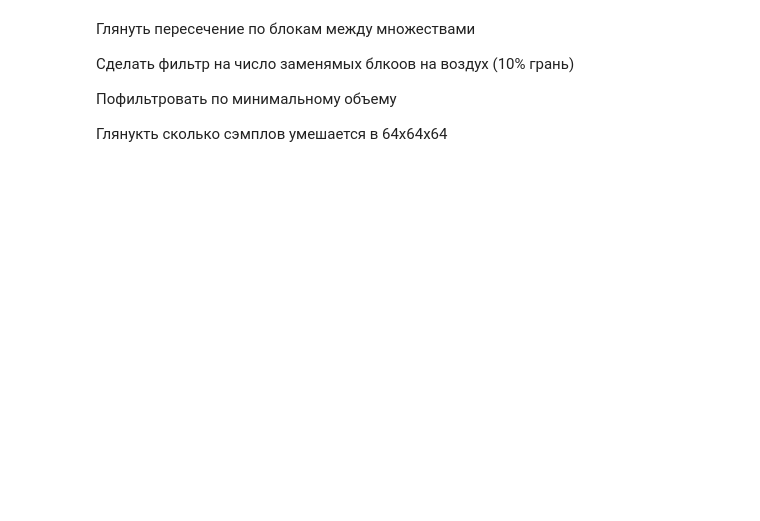
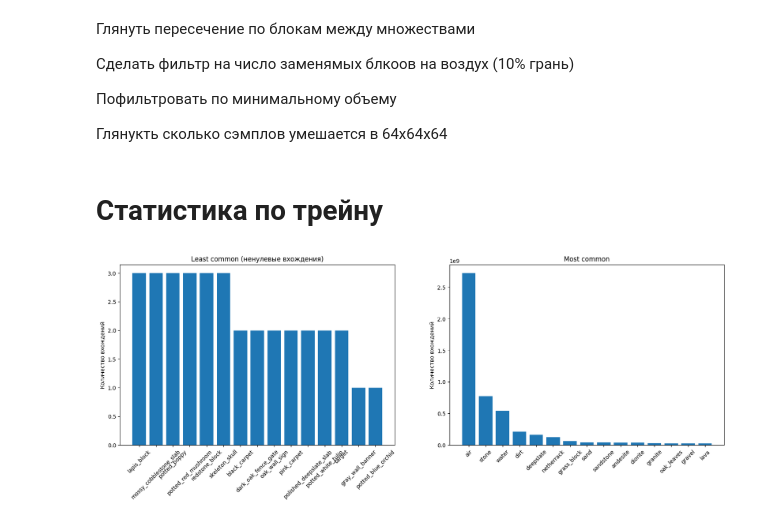
Before and after one commit to oleja1shpep/DiffusionCraft, a Jupyter notebook: src/notebooks/stats.ipynb, the cells around one changed output. Cells and saved outputs as stored; diff of their text form; code cells hidden in the pictures; blank space fills up the shorter version.

```diff
--- a/src/notebooks/stats.ipynb
+++ b/src/notebooks/stats.ipynb
@@ -585,3 +497,5 @@ plt.hist(non_existing_blocks_fraction, bins=20);
 Пофильтровать по минимальному объему
 
 Глянукть сколько сэмплов умешается в 64х64х64
+# %% [markdown]
+# Статистика по трейну
@@ -587,0 +531,38 @@ plt.hist(non_existing_blocks_fraction, bins=20);
+# %%
+import json
+import matplotlib.pyplot as plt
+
+with open("./statistics.json") as f:
+    statistics = json.load(f)
+
+statistics = list(statistics.items())
+# %%
+import numpy as np
+
+def show_top_statistics(statistics, limit, reversed=False, nonzero=False, ax=None, title=""):
+    data = sorted(statistics, key=lambda x: -x[1])
+
+    if nonzero:
+        data = [item for item in data if item[1] != 0]
+
+    if reversed:
+        data = data[-limit:]
+    else:
+        data = data[:limit]
+
+
+    names = [item[0][item[0].index(":") + 1:] for item in data]
+    values = [item[1] for item in data]
+
+    ax.bar(np.arange(len(names)), values)
+    ax.set_xticks(np.arange(len(names)), names, rotation=45)
+    ax.set_title(title)
+    ax.set_ylabel("Количество вхождений")
+
+fig, ax = plt.subplots(1, 2, figsize=(20, 6))
+
+# show_top_statistics(statistics, 300, reversed=True, nonzero=False, ax=ax[0], title="Least common")
+show_top_statistics(statistics, 15, reversed=True, nonzero=True, ax=ax[0], title="Least common (ненулевые вхождения)")
+show_top_statistics(statistics, 15, reversed=False, nonzero=False, ax=ax[1], title="Most common")
+# %% [output]
+[figure, added]
```
Also changed, not shown: parts of 17 cells of this notebook, 2 other files.
